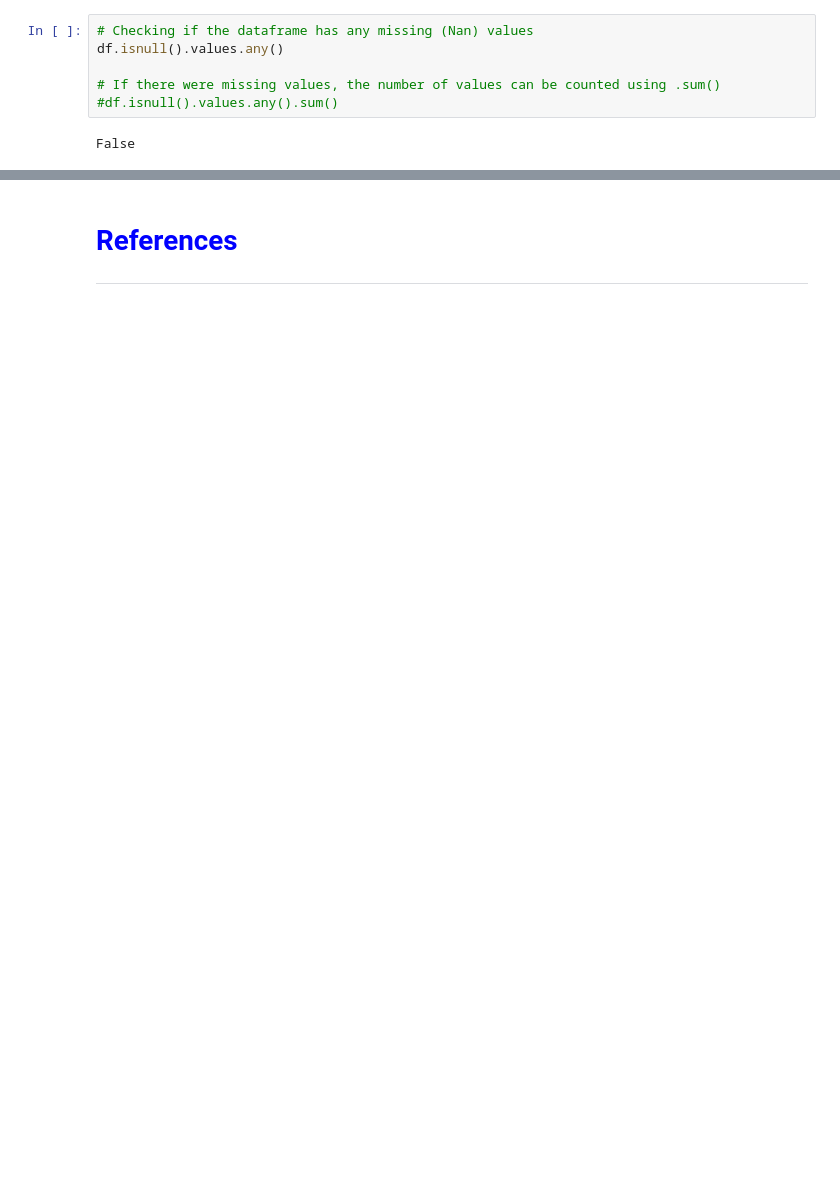
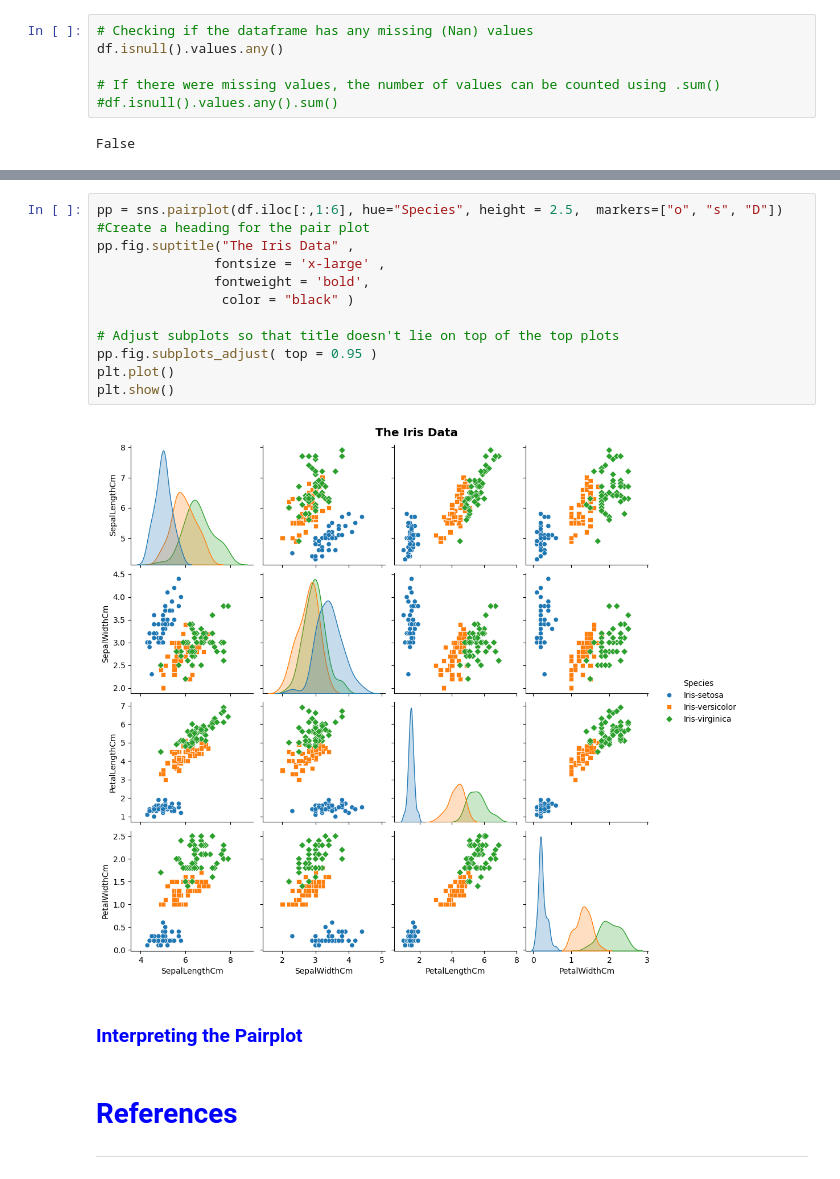
Before and after one commit to OCorry/machine_learning_and_statistics_2023, a Jupyter notebook: tasks.ipynb, the cells around one changed output, grey strips where cells are left out. Cells and saved outputs as stored; diff of their text form; blank space fills up the shorter version.

```diff
--- a/tasks.ipynb
+++ b/tasks.ipynb
@@ -829,3 +853,19 @@ False
+# %%
+pp = sns.pairplot(df.iloc[:,1:6], hue="Species", height = 2.5,  markers=["o", "s", "D"])
+#Create a heading for the pair plot
+pp.fig.suptitle("The Iris Data" ,
+               fontsize = 'x-large' ,
+               fontweight = 'bold',
+                color = "black" )
+
+# Adjust subplots so that title doesn't lie on top of the top plots
+pp.fig.subplots_adjust( top = 0.95 )
+plt.plot()
+plt.show()
+# %% [output]
+[figure, added]
+# %% [markdown]
+### <span style ="color:blue">Interpreting the Pairplot</span>
 # %% [markdown]
 # **<span style="color:blue"> References </span>**
 ***
```
Also changed, not shown: parts of 13 cells of this notebook.
